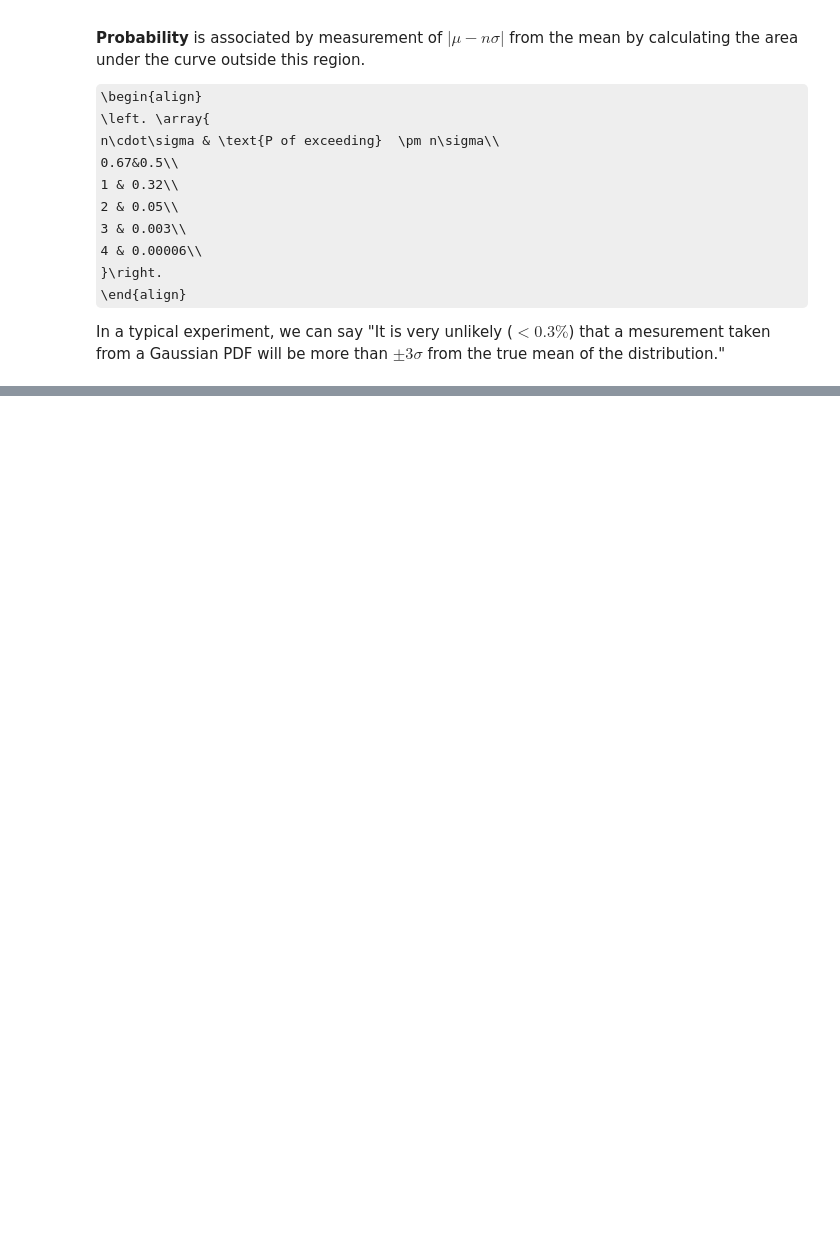
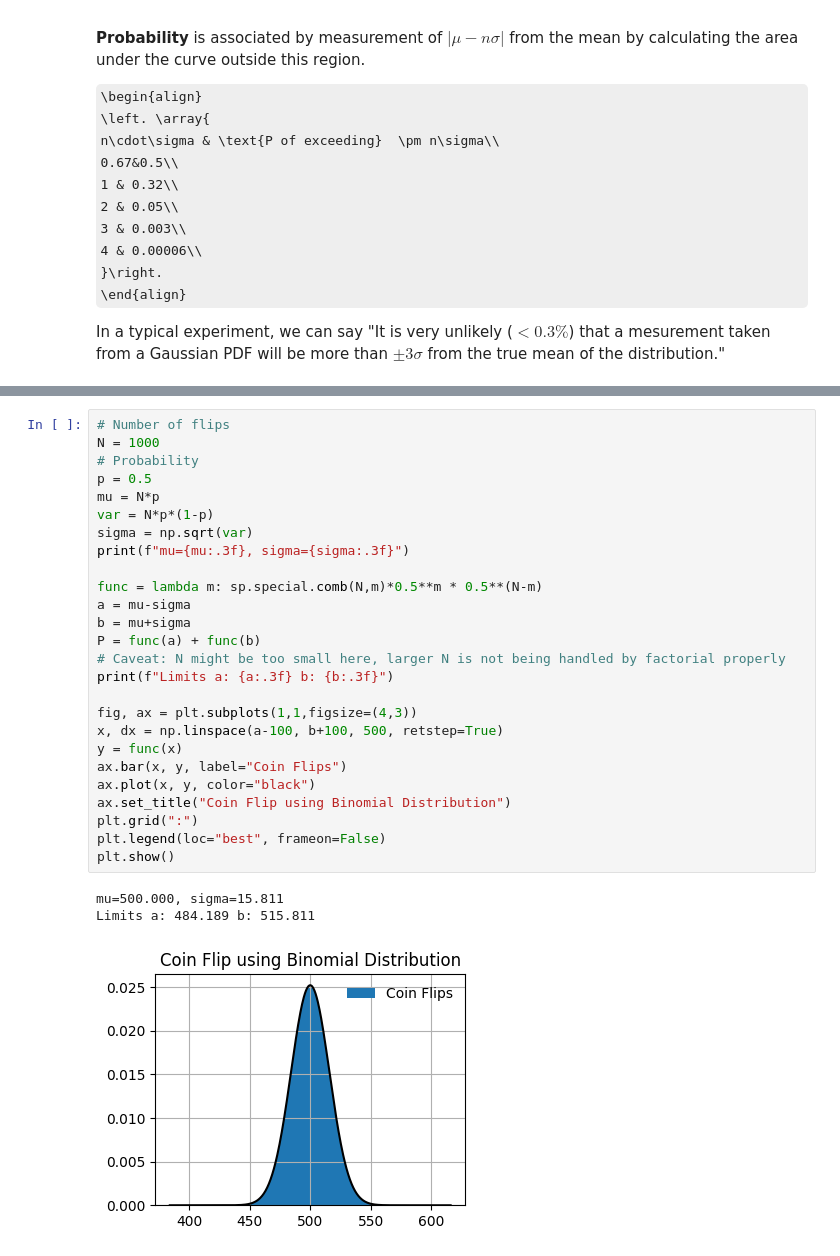
Before and after one commit to akalingking/quant-finance-lectures, a Jupyter notebook: 03_statistics/04_statistical_models-gaussian.ipynb, the cells around one changed output, grey strips where cells are left out. Cells and saved outputs as stored; diff of their text form; some formulas as TeX source; blank space fills up the shorter version.

Commit message:
binomial vs gaussian dist

```diff
--- a/03_statistics/04_statistical_models-gaussian.ipynb
+++ b/03_statistics/04_statistical_models-gaussian.ipynb
@@ -68,0 +89,30 @@ plt.show()
+# %%
+# Number of flips
+N = 1000
+# Probability
+p = 0.5
+mu = N*p
+var = N*p*(1-p)
+sigma = np.sqrt(var)
+print(f"mu={mu:.3f}, sigma={sigma:.3f}")
+
+func = lambda m: sp.special.comb(N,m)*0.5**m * 0.5**(N-m)
+a = mu-sigma
+b = mu+sigma
+P = func(a) + func(b)
+# Caveat: N might be too small here, larger N is not being handled by factorial properly
+print(f"Limits a: {a:.3f} b: {b:.3f}")
+
+fig, ax = plt.subplots(1,1,figsize=(4,3))
+x, dx = np.linspace(a-100, b+100, 500, retstep=True)
+y = func(x)
+ax.bar(x, y, label="Coin Flips")
+ax.plot(x, y, color="black")
+ax.set_title("Coin Flip using Binomial Distribution")
+plt.grid(":")
+plt.legend(loc="best", frameon=False)
+plt.show()
+# %% [output]
+mu=500.000, sigma=15.811
+Limits a: 484.189 b: 515.811
+[figure, added]
```
Also changed, not shown: parts of 7 cells of this notebook.
